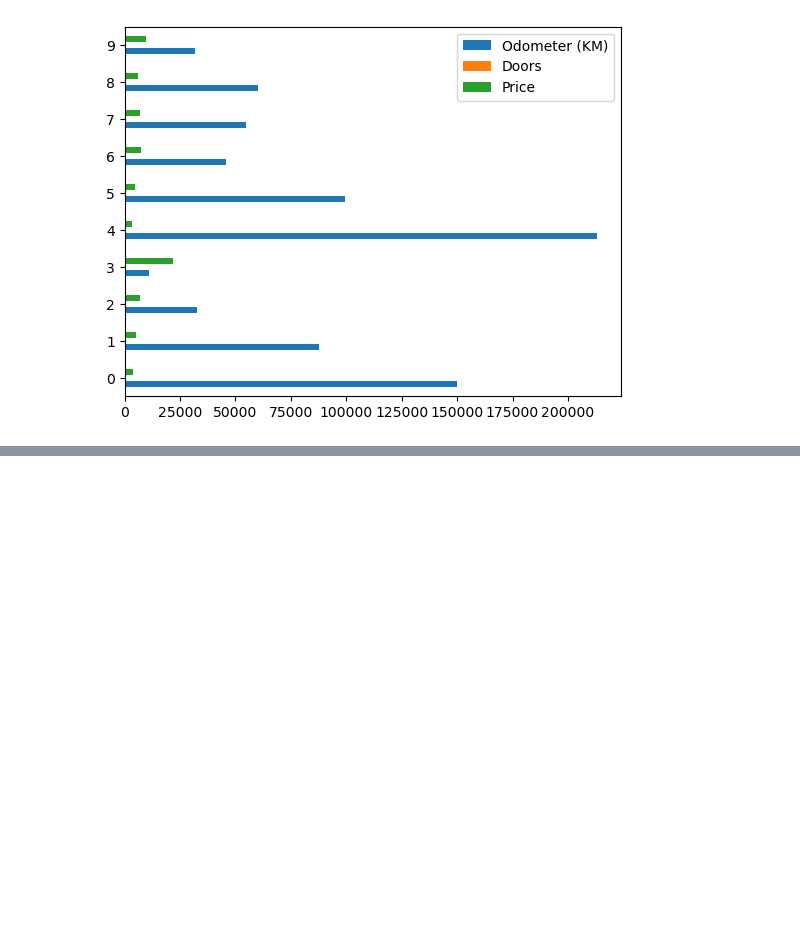
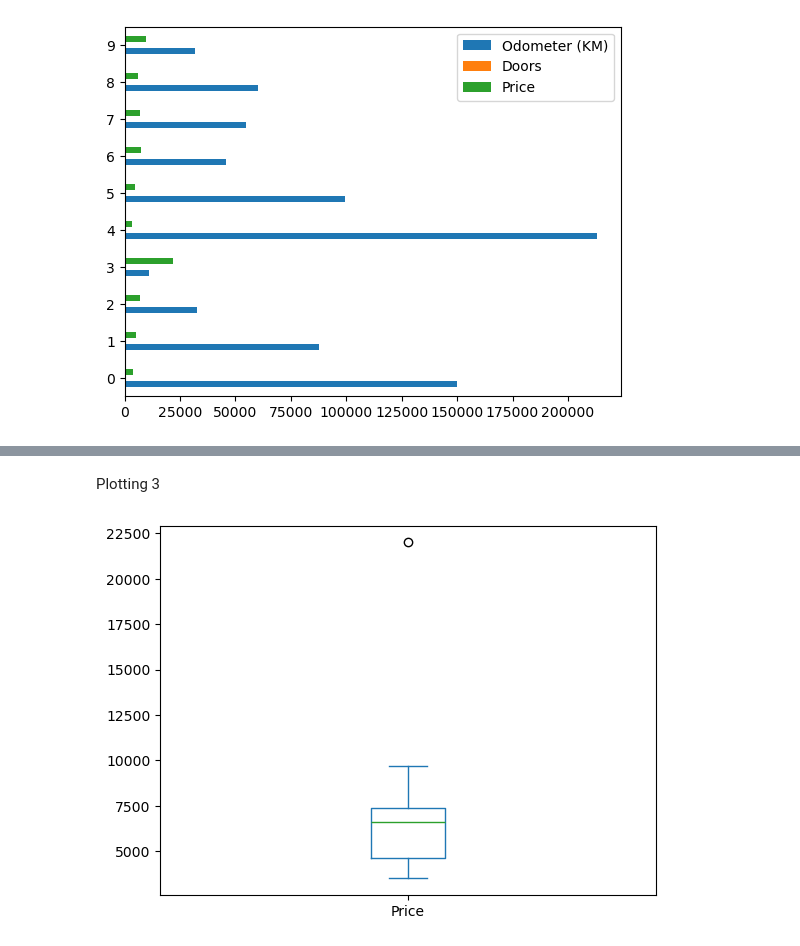
Before and after one commit to aftb777/Learning-Machine, a Jupyter notebook: MatpotlibCodes/PlottingPandas.ipynb, the cells around one changed output, grey strips where cells are left out. Drawn from its saved outputs; the diff is of its cells as text; code cells hidden in the pictures; blank space fills up the shorter version.

Commit message:
Plotting 3

```diff
--- a/MatpotlibCodes/PlottingPandas.ipynb
+++ b/MatpotlibCodes/PlottingPandas.ipynb
@@ -79 +93,8 @@ car_sales.plot(
 [figure]
+# %% [markdown]
+Plotting 3
+# %%
+# Box Plot
+car_sales["Price"].plot(kind="box");
+# %% [output]
+[figure, added]
```
Also changed, not shown: parts of 11 cells of this notebook.
